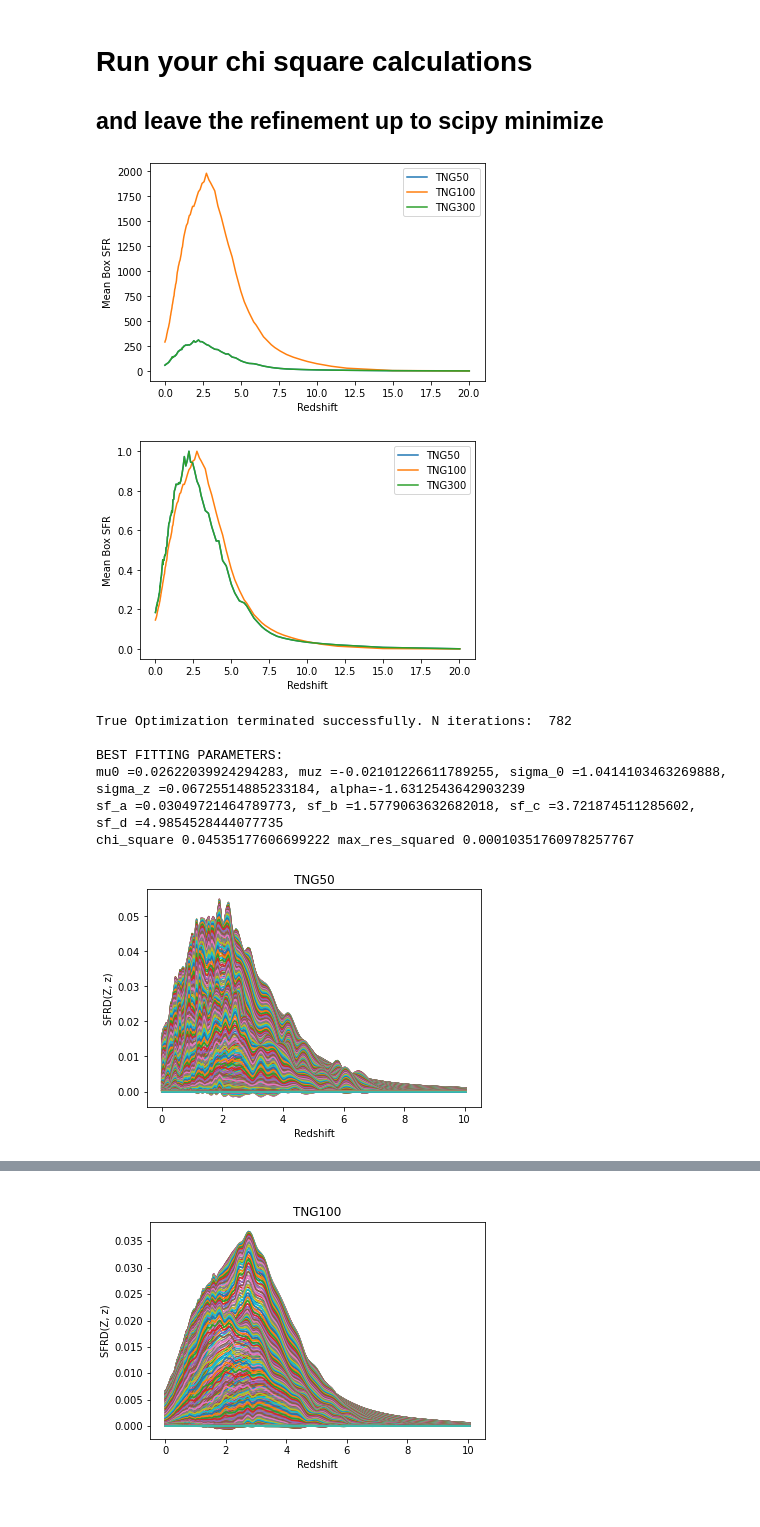
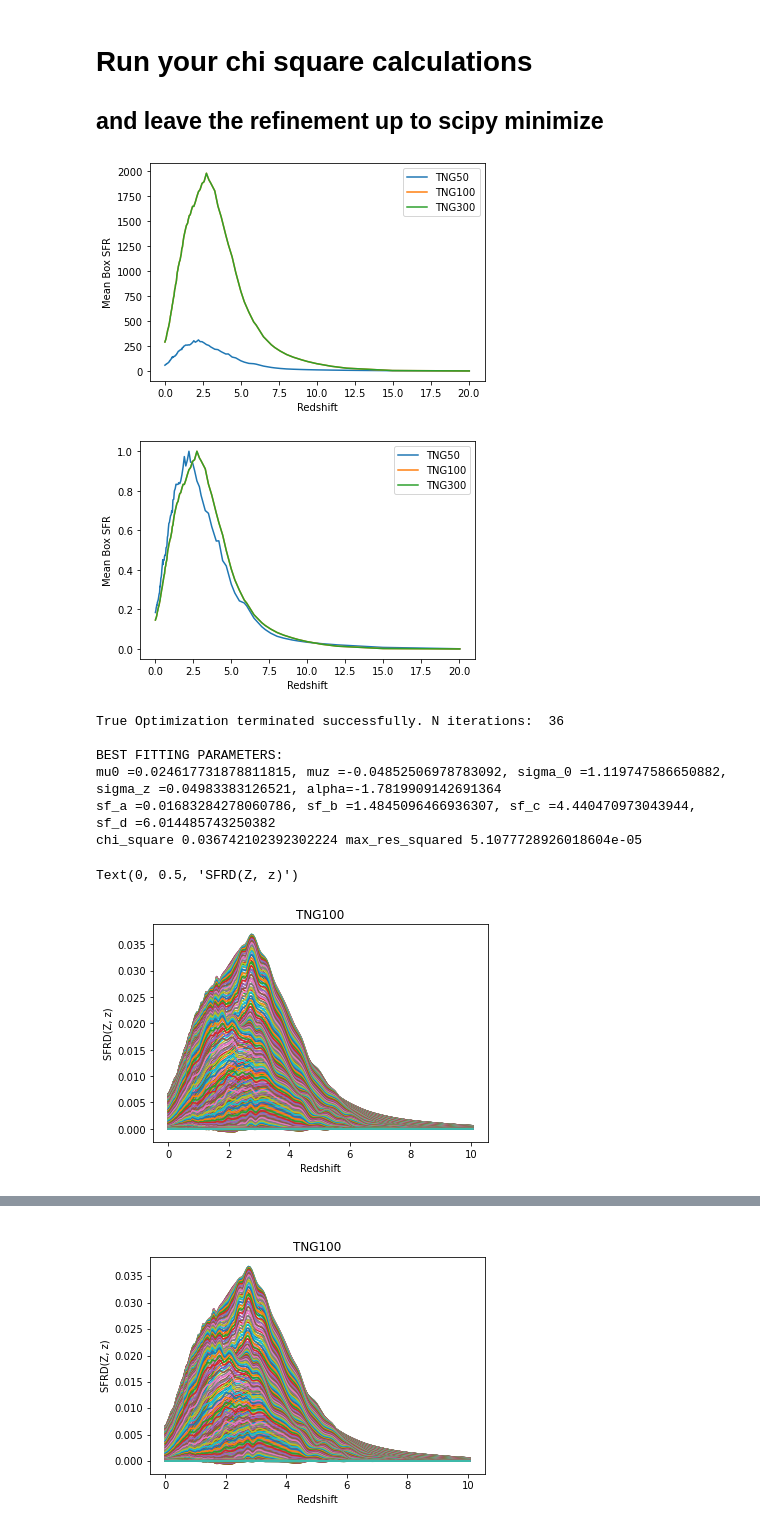
Before and after one commit to sashalvna/Fit_SFRD_TNG, a Jupyter notebook: Fit_model_to_sfrdzZ_TNG.ipynb, the cells around one changed output, grey strips where cells are left out. Saved outputs shown, nothing was run; the diff lists cells and outputs as text; code cells hidden in the pictures.

```diff
--- a/Fit_model_to_sfrdzZ_TNG.ipynb
+++ b/Fit_model_to_sfrdzZ_TNG.ipynb
@@ -28,9 +28,9 @@ import ReadFitData as read
 importlib.reload(read)
 
 #Change file names to match TNG version
-Cosmol_sim_location = paths.data / "SFRMetallicityFromGasTNG50-1.hdf5"
-fit_filename = 'test_best_fit_parameters_TNG50.txt'
-rbox = 35 #35 for 50, 75 for 100, 205 for 300
+Cosmol_sim_location = paths.data / "SFRMetallicityFromGasTNG100-1.hdf5"
+fit_filename = 'test_best_fit_parameters_TNG100.txt'
+rbox = 75 #35 for 50, 75 for 100, 205 for 300
 from IPython.display import Image # to open images in Ipython
 # %% [markdown]
 # First read the data that you want to fit to
@@ -199,7 +199,7 @@ x0     = np.array([-0.15, 0.026, 1.1, 0.1, -3.3, 0.01, 2.6, 3.2, 6.2])
 #        # mu_z        # mu_0     # omega_0 #omega_z  #alpha       #sf_a       #sf_b       #sf_c       #sf_d
 bounds = ((-1., 0), (0.001, 0.1), (0.01, 5), (0, 1.), (-10, 0), (None,None),(None,None),(None,None),(None,None))
 # FIT
-res = minimize(test_chi, x0= x0, method = 'nelder-mead') #, options = {'gtol': 0.05})
+res = minimize(test_chi, x0= x0, method = 'BFGS', options = {'gtol': 0.05})
 # other options include: 'nelder-mead', L-BFGS-B, 'BFGS'
 
 # Alternative: res = opt.basinhopping(test_chi, x0= x0, minimizer_kwargs={'method':'BFGS'})
@@ -228,7 +228,7 @@ plt.xlabel("Redshift")
 plt.ylabel("Mean Box SFR")
 plt.legend();
 # %% [output]
-[figure, old version]
+[figure, new version]
 # %%
 #normalized to 1
 plt.plot(Redshifts50, np.mean(BoxSfr50, axis=1)/max(np.mean(BoxSfr50, axis=1)), label='TNG50')
@@ -238,7 +238,7 @@ plt.xlabel("Redshift")
 plt.ylabel("Mean Box SFR")
 plt.legend();
 # %% [output]
-[figure, old version]
+[figure, new version]
 # %%
 print(res.success, res.message, 'N iterations: ', res.nit)
 muz_best, mu0_best, sigma0_best, sigmaz_best, alpha_best = res.x[0], res.x[1], res.x[2], res.x[3],res.x[4]
@@ -263,12 +263,12 @@ v = res['fun']/   N_elements  # variance of residuals, sse/n
 # for i, val in enumerate(res['x']):
 #     print(np.round(val,3), ' pm ',  np.round(se[i],4) )
 # %% [output]
-True Optimization terminated successfully. N iterations:  782
+True Optimization terminated successfully. N iterations:  36
 
 BEST FITTING PARAMETERS:
-mu0 =0.02622039924294283, muz =-0.02101226611789255, sigma_0 =1.0414103463269888, sigma_z =0.06725514885233184, alpha=-1.6312543642903239
-sf_a =0.03049721464789773, sf_b =1.5779063632682018, sf_c =3.721874511285602, sf_d =4.9854528444077735
-chi_square 0.04535177606699222 max_res_squared 0.00010351760978257767
+mu0 =0.024617731878811815, muz =-0.04852506978783092, sigma_0 =1.119747586650882, sigma_z =0.04983383126521, alpha=-1.7819909142691364
+sf_a =0.01683284278060786, sf_b =1.4845096466936307, sf_c =4.440470973043944, sf_d =6.014485743250382
+chi_square 0.036742102392302224 max_res_squared 5.1077728926018604e-05
 # %%
 if res.success:
     np.savetxt(paths.data / fit_filename,
@@ -277,19 +277,20 @@ if res.success:
 # %%
 # Get the SFR (Shape of Madau & Fragos 2014)
 sfr = Z_SFRD.Madau_Dickinson2014(redshift_new, a=sf_a_best, b=sf_b_best, c=sf_c_best, d=sf_d_best).value # Msun year-1 Mpc-3
 # Get dPdZ (skew-log-normal distribution)
 dPdlogZ, metallicities, step_logZ, p_draw_metallicity = \
                     Z_SFRD.skew_metallicity_distribution(redshift_new ,mu_z = muz_best , mu_0 = mu0_best ,
                                                   omega_0= sigma0_best , omega_z=sigmaz_best , alpha = alpha_best ,
                                                   metals=metals_new)
 
 
 model = sfr[:,np.newaxis] * dPdlogZ
 plt.plot(redshift_new, SFRDnew.T); #simulation
 #plt.plot(redshift_new, model); #fitted model, best fit
-plt.title("TNG50")
+plt.title("TNG100")
 plt.xlabel("Redshift")
 plt.ylabel("SFRD(Z, z)")
-plt.savefig("SFRD_TNG50.png")
+#plt.savefig("SFRD_TNG300.png")
 # %% [output]
+Text(0, 0.5, 'SFRD(Z, z)')
-[figure, old version]
+[figure, new version]
```
Also changed, not shown: parts of 7 cells of this notebook, 2 other files.
